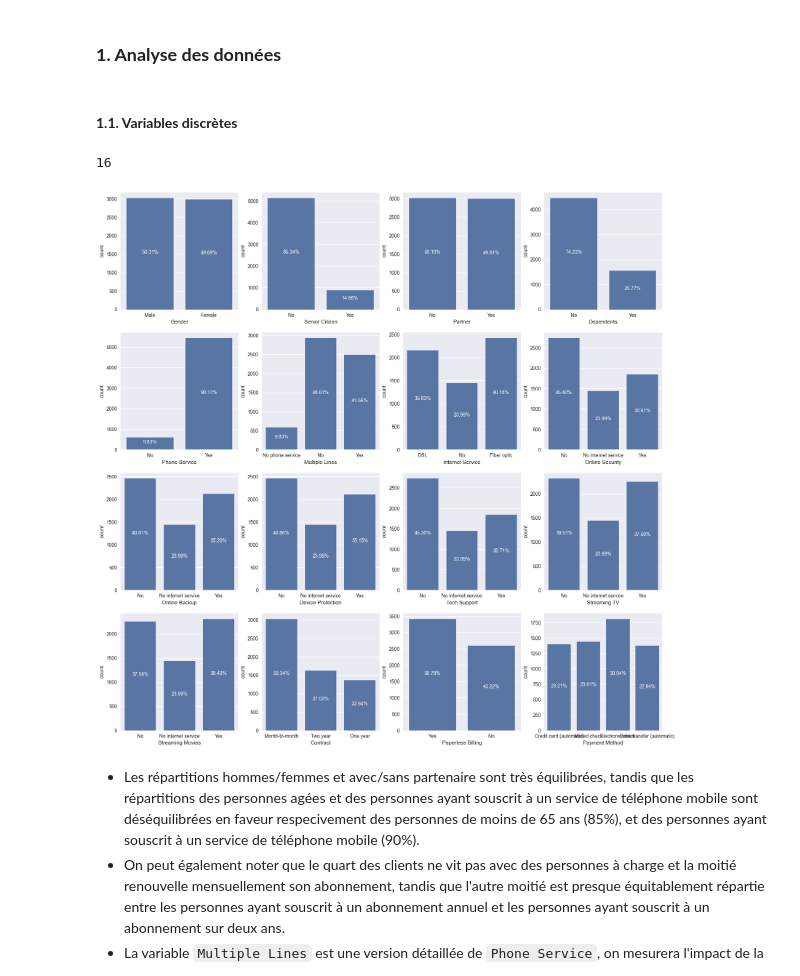
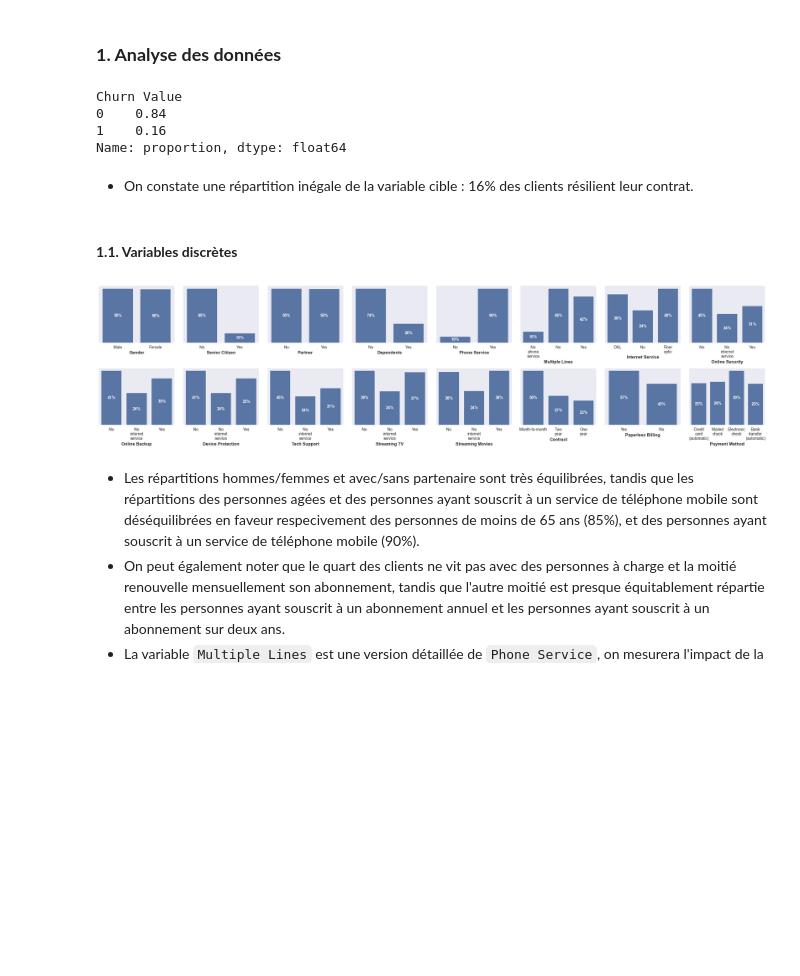
Before and after one commit to bryantchakote/churn-services-numeriques, a Jupyter notebook: work.ipynb, the cells around one changed output. Cells and saved outputs as stored; diff of their text form; code cells hidden in the pictures; blank space fills up the shorter version.

Commit message:
More data analysis

```diff
--- a/work.ipynb
+++ b/work.ipynb
@@ -132,26 +150,49 @@ cont = ["Lat", "Long", "Monthly Charges", "Total Charges", "Tenure Months", "CLT
 target = "Churn Value"
 # %% [markdown]
 ### **1. Analyse des données**
+# %%
+df[target].value_counts(normalize=True).round(2)
+# %% [output]
+Churn Value
+0    0.84
+1    0.16
+Name: proportion, dtype: float64
+# %% [markdown]
+- On constate une répartition inégale de la variable cible : 16% des clients résilient leur contrat.
 # %% [markdown]
 #### **1.1. Variables discrètes**
-# %%
-len(disc)
-# %% [output]
-16
 # %%
-fig, axes = plt.subplots(4, 4, figsize=(20, 20))
+fig, axes = plt.subplots(2, 8, figsize=(24, 6))
+
 for i, col in enumerate(disc):
-    sns.countplot(data=df, x=col, ax=axes[i // 4, i % 4])
+    ax = axes[i // 8, i % 8]
+    sns.countplot(data=df, x=col, ax=ax)
 
-    # Add percentage
     n = df[col].count()
-    for p in axes[i // 4, i % 4].patches:
-        height = p.get_height()
-        axes[i // 4, i % 4].text(p.get_x() + p.get_width() / 2., height / 2., f"{height / n * 100:.2f}%", ha="center", c="w")
+    for p in ax.patches:
+        # Pourcentages
+        ax.text(
+            p.get_x() + p.get_width() / 2,
+            p.get_y() + p.get_height() / 2,
+            f"{p.get_height() / n:.0%}",
+            ha="center", va="center",
+            c="w", weight="bold",
+        )
 
+        # Formatage des labels sur les axes
+        ax.set_xlabel(col, weight="bold")
+        ax.set_xticks(ax.get_xticks())
+
+        xticklabels = ["\n".join(label.get_text().split()) for label in ax.get_xticklabels()]
+        ax.set_xticklabels(xticklabels, rotation=0)
+
+        ax.set_yticks([])
+        ax.set_ylabel("")
+
+plt.tight_layout()
 plt.show()
 # %% [output]
-[figure, old version]
+[figure, new version]
 # %% [markdown]
 - Les répartitions hommes/femmes et avec/sans partenaire sont très équilibrées, tandis que les répartitions des personnes agées et des personnes ayant souscrit à un service de téléphone mobile sont déséquilibrées en faveur respecivement des personnes de moins de 65 ans (85%), et des personnes ayant souscrit à un service de téléphone mobile (90%).
 - On peut également noter que le quart des clients ne vit pas avec des personnes à charge et la moitié renouvelle mensuellement son abonnement, tandis que l'autre moitié est presque équitablement répartie entre les personnes ayant souscrit à un abonnement annuel et les personnes ayant souscrit à un abonnement sur deux ans.
```
Also changed, not shown: parts of 6 cells of this notebook.
